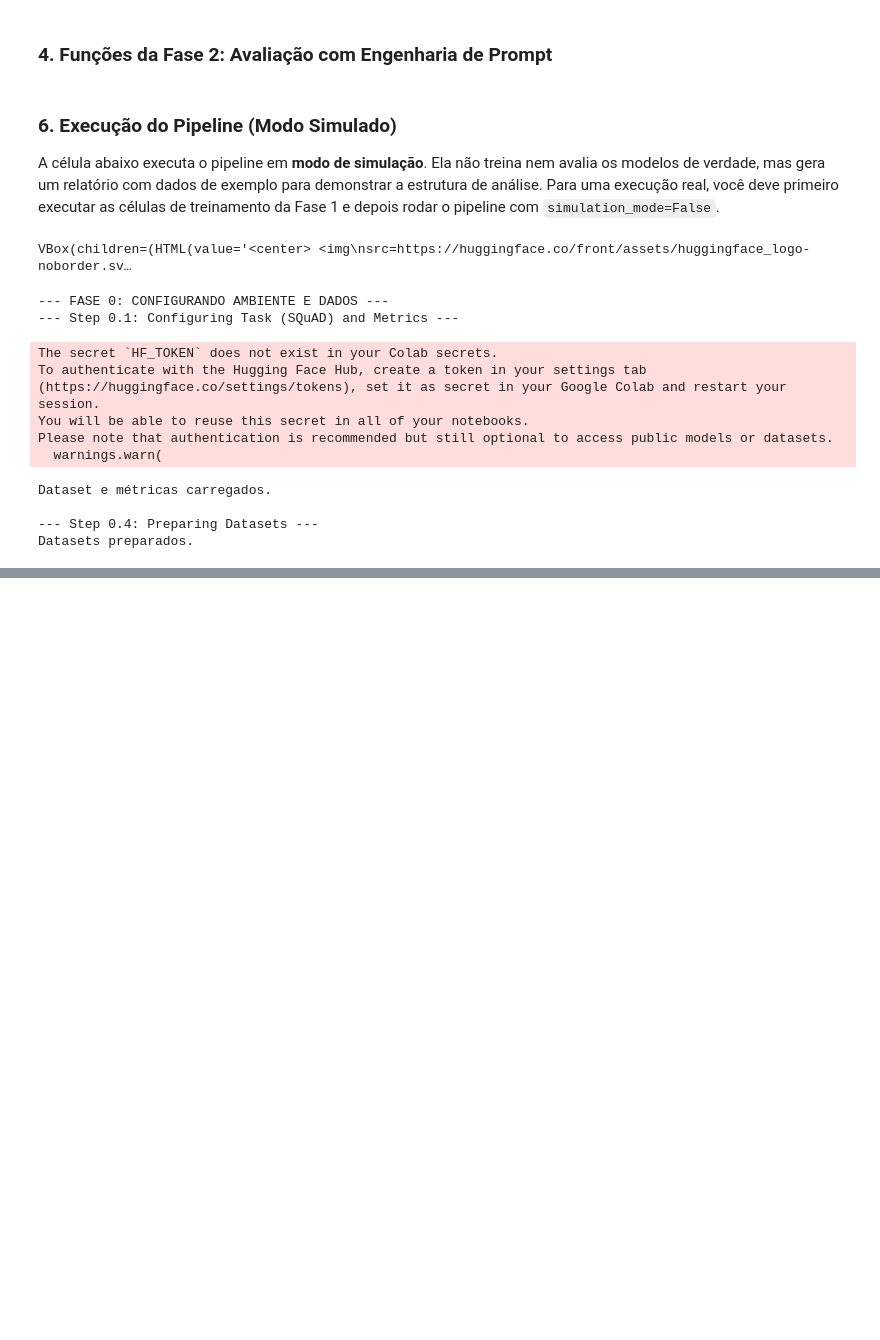
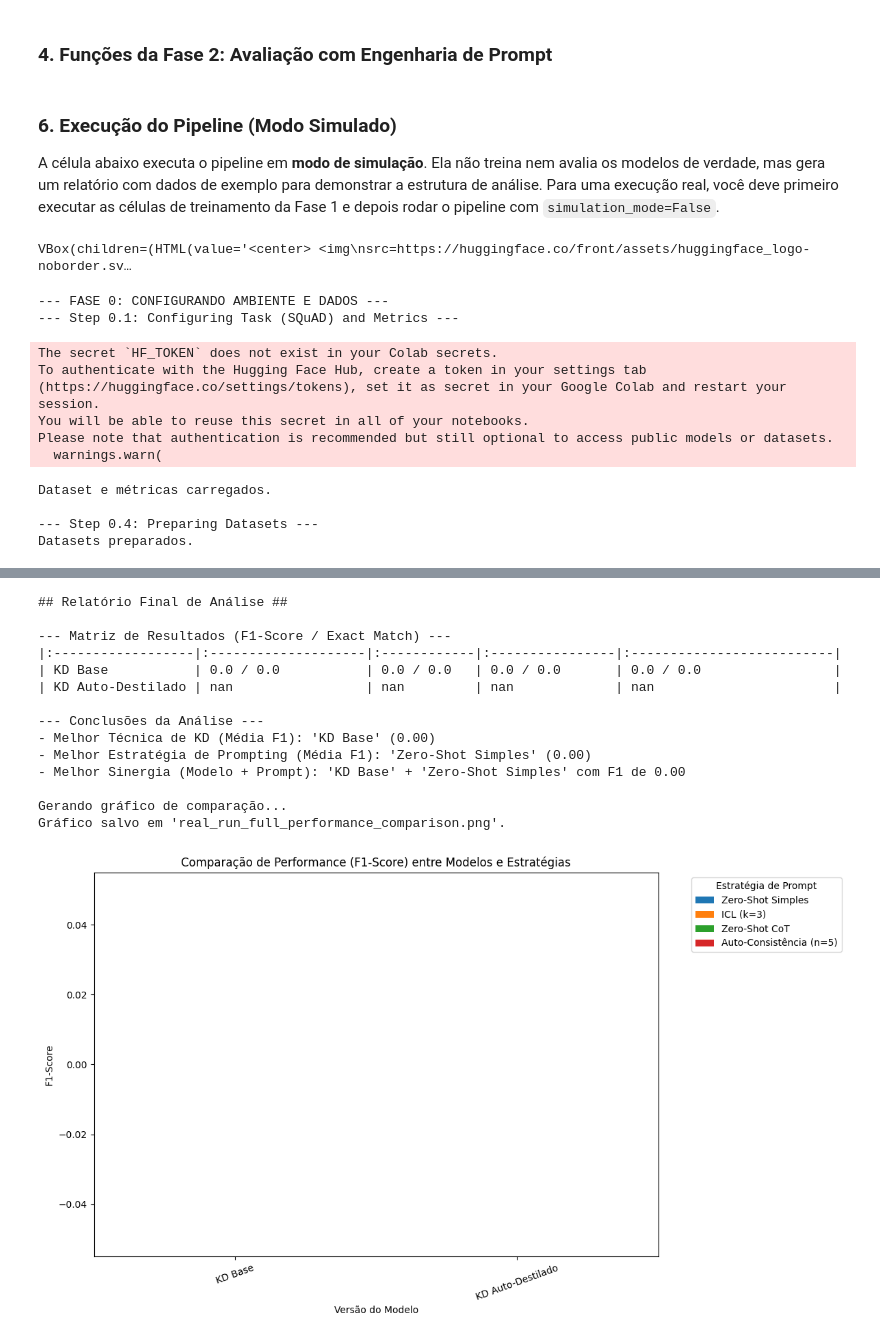
Before and after one commit to Mavitu56/SLMs, a Jupyter notebook: SLMs.ipynb, the cells around one changed output, grey strips where cells are left out. Cells and saved outputs as stored; diff of their text form; code cells hidden in the pictures; blank space fills up the shorter version.

```diff
--- a/SLMs.ipynb
+++ b/SLMs.ipynb
@@ -380,10 +527,9 @@ TypeError: run_explanation_kd_training() got an unexpected keyword argument 'stu
 # --- FASE 2 & 3: AVALIAÇÃO E ANÁLISE ---
 print("\n--- FASES 2 & 3: EXECUTANDO AVALIAÇÃO COMPLETA E GERANDO RELATÓRIO ---")
 model_definitions = {
-    "SLM Base": "TinyLlama/TinyLlama-1.1B-Chat-v1.0",
-    "KD Base": "./results/kd_base_model",
-    "KD Auto-Destilado": "./results/kd_self_distilled_model",
-    "KD com Explicações": "./results/explanation_distilled_model"
+    # "SLM Base": "TinyLlama/TinyLlama-1.1B-Chat-v1.0",
+    "KD Base": "/content/SLMs/results/content/results/kd_base_model",
+    "KD Auto-Destilado": "/content/SLMs/results/content/results/kd_self_distilled_model",
 }
 prompting_strategies = {
     "Zero-Shot Simples": run_zero_shot_baseline,
@@ -482,0 +604,42 @@ AttributeError: 'NoneType' object has no attribute 'eval'
+# %%
+
+# --- RELATÓRIO FINAL ---
+print("\n\n## Relatório Final de Análise ##")
+numeric_df = results_df.applymap(lambda x: float(x.split('/')[0]) if isinstance(x, str) else 0)
+
+print("\n--- Matriz de Resultados (F1-Score / Exact Match) ---")
+print(results_df.to_markdown())
+
+print("\n--- Conclusões da Análise ---")
+print(f"- Melhor Técnica de KD (Média F1): '{avg_kd_performance.idxmax()}' ({avg_kd_performance.max():.2f})")
+avg_prompt_performance = numeric_df.mean(axis=0)
+print(f"- Melhor Estratégia de Prompting (Média F1): '{avg_prompt_performance.idxmax()}' ({avg_prompt_performance.max():.2f})")
+best_combo = numeric_df.stack().idxmax()
+print(f"- Melhor Sinergia (Modelo + Prompt): '{best_combo[0]}' + '{best_combo[1]}' com F1 de {numeric_df.max().max():.2f}")
+
+print("\nGerando gráfico de comparação...")
+fig, ax = plt.subplots(figsize=(12, 7))
+numeric_df.plot(kind='bar', ax=ax, title='Comparação de Performance (F1-Score) entre Modelos e Estratégias')
+ax.set_ylabel("F1-Score")
+ax.set_xlabel("Versão do Modelo")
+ax.tick_params(axis='x', rotation=20)
+plt.legend(title='Estratégia de Prompt', bbox_to_anchor=(1.05, 1), loc='upper left')
+plt.tight_layout()
+plt.savefig("real_run_full_performance_comparison.png")
+print("Gráfico salvo em 'real_run_full_performance_comparison.png'.")
+# %% [output]
+## Relatório Final de Análise ##
+
+--- Matriz de Resultados (F1-Score / Exact Match) ---
+|:------------------|:--------------------|:------------|:----------------|:--------------------------|
+| KD Base           | 0.0 / 0.0           | 0.0 / 0.0   | 0.0 / 0.0       | 0.0 / 0.0                 |
+| KD Auto-Destilado | nan                 | nan         | nan             | nan                       |
+
+--- Conclusões da Análise ---
+- Melhor Técnica de KD (Média F1): 'KD Base' (0.00)
+- Melhor Estratégia de Prompting (Média F1): 'Zero-Shot Simples' (0.00)
+- Melhor Sinergia (Modelo + Prompt): 'KD Base' + 'Zero-Shot Simples' com F1 de 0.00
+
+Gerando gráfico de comparação...
+Gráfico salvo em 'real_run_full_performance_comparison.png'.
+[figure, added]
```
Also changed, not shown: parts of 17 cells of this notebook.
